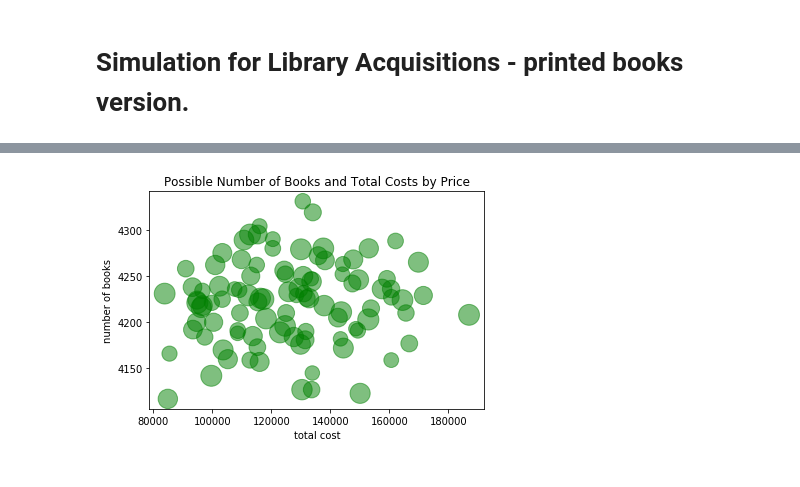
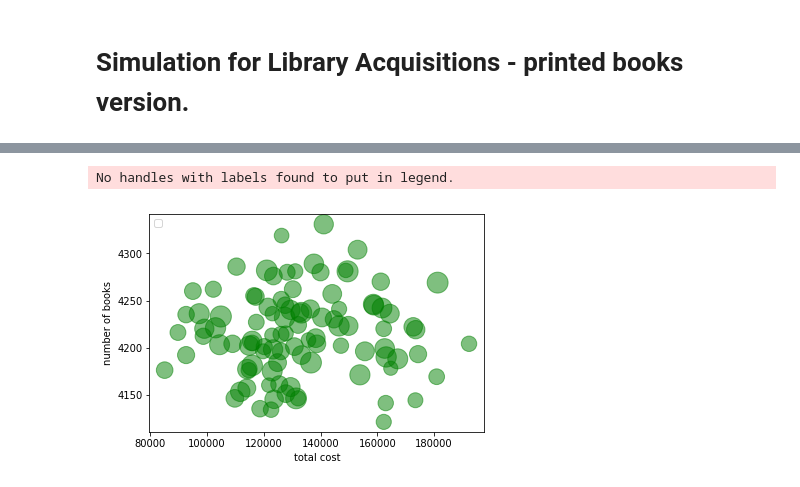
Before and after one commit to Shuyi-Liu/MC-for-Library-Acquisitions, a Jupyter notebook: Preliminary_printed_book_acquisitions.ipynb, the cells around one changed output, grey strips where cells are left out. Cells and saved outputs as stored; diff of their text form; code cells hidden in the pictures.

```diff
--- a/Preliminary_printed_book_acquisitions.ipynb
+++ b/Preliminary_printed_book_acquisitions.ipynb
@@ -21,9 +21,9 @@ labor_costs(1950)
 # %%
 ## maintenance_cost can calculate from total_volume.
 def maintenance_cost(annual_work_hour, total_volume):
-    maintenance_labor = labor_costs(annual_work_hour) * 0.04
+    maintenance_time = annual_work_hour * 0.04
     volumes_per_box = math.ceil(total_volume / 25)
-    maintenance_cost = volumes_per_box * maintenance_labor
+    maintenance_cost = volumes_per_box * maintenance_time
     return round(maintenance_cost, 2)
 maintenance_cost(1950, 350000)
 # %% [output]
@@ -94,18 +94,17 @@ def vendor_discount(num_of_titles):
 # We consider both budget and thickness.
 # We aggregate price and thickness separately, and we drop all nan value.
 # This is examples how it works.
-plan = get_book_list(100, 1950)
-budget = 1000
-space = 400
+plan = get_book_list(10000, 1950)
+budget = 1000000
+space = 1000
 select_plan = plan.copy(deep=True)
 select_plan['total_cost_per_book'] = select_plan['Price'] + select_plan['cataloging_cost']
 print('This is total cost per book include book price itself and cataloging cost.\n\n', select_plan, '\n')
 select_plan['cost_accumulate'] = select_plan['total_cost_per_book'].cumsum().where(lambda x: x <= budget)
-print('Check price\n\n', select_plan)
+print('Check price. \n\n', select_plan)
 select_plan['Total_thickness'] = select_plan['Thickness'].cumsum().where(lambda x:x <= space)
 print('Check thickness\n\n', select_plan)
 acquisitions = select_plan.dropna()
-acquisitions
 # %% [output]
 This is total cost per book include book price itself and cataloging cost.
 
@@ -188,7 +176,7 @@ def MonteCarloSimulation(annual_work_hour, total_volume, budget, space, num_of_t
     demand_thickness = math.ceil(demand_acquisition['Thickness'].sum())
 
     price_book = price_acquisition['Price'].count()
-    price_cost = round(price_acquisition['total_cost_per_book'].sum() * (1 - vendor_discount(price_book)), 2)
+    price_cost = round(price_acquisition['total_cost_per_book'].sum() * 1 - vendor_discount(price_book), 2)
     price_thickness = math.ceil(price_acquisition['Thickness'].sum())
 
     sim_data = [demand_book, demand_cost, demand_thickness, price_book, price_cost, price_thickness]
@@ -257,12 +241,15 @@ plt.show()
 # %%
-s = np.random.rand(*a.shape) * 1000 + 800
+x = simulation_result['total_cost_by_price']
+y = simulation_result['num_of_books_by_price']
 
-plt.title("Possible Number of Books and Total Costs by Price")
-plt.scatter(c, d, s, c="g", alpha=0.5, marker=r'.',
+s = np.random.rand(*x.shape) * 1000 + 800
+
+plt.scatter(x, y, s, c="g", alpha=0.5, marker=r'.',
             label="")
 plt.xlabel("total cost")
 plt.ylabel("number of books")
-
+plt.legend(loc='upper left')
 plt.show()
 # %% [output]
+No handles with labels found to put in legend.
-[figure, old version]
+[figure, new version]
```
Also changed, not shown: parts of 12 cells of this notebook, 1 other file.
